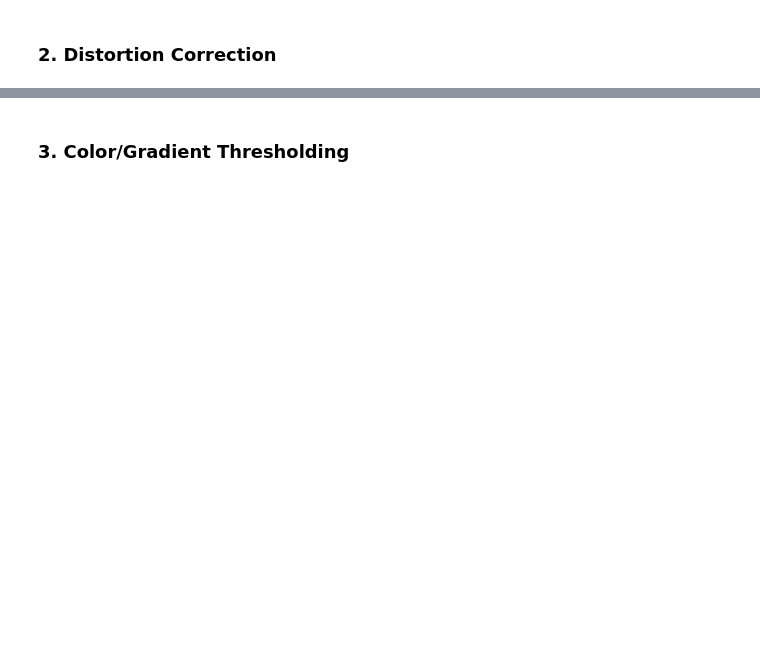
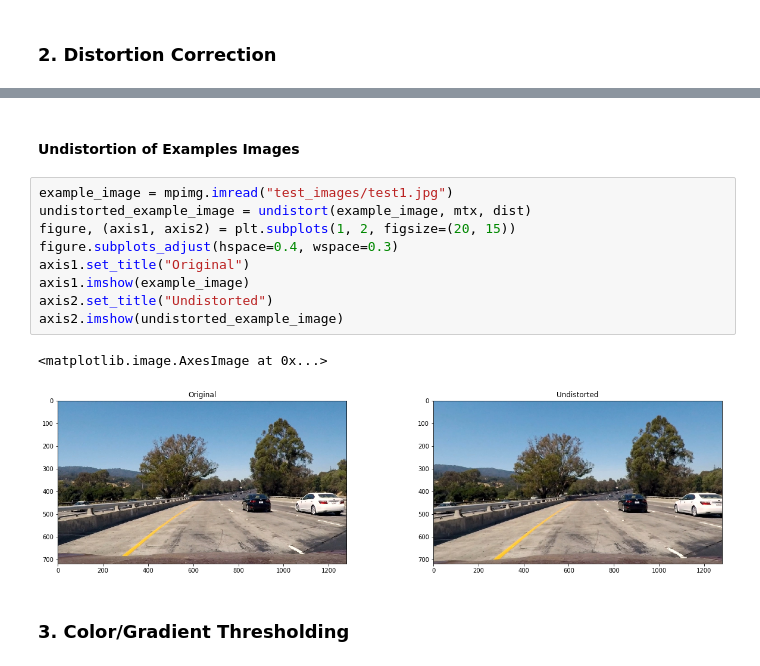
Before and after one commit to abmantha/CarND-Advanced-Lane-Lines, a Jupyter notebook: P4.ipynb, the cells around one changed output, grey strips where cells are left out. Cells and saved outputs as stored; diff of their text form; blank space fills up the shorter version.

```diff
--- a/P4.ipynb
+++ b/P4.ipynb
@@ -67,2 +112,16 @@ for fname in images:
+# %% [markdown]
+#### Undistortion of Examples Images
+# %%
+example_image = mpimg.imread("test_images/test1.jpg")
+undistorted_example_image = undistort(example_image, mtx, dist)
+figure, (axis1, axis2) = plt.subplots(1, 2, figsize=(20, 15))
+figure.subplots_adjust(hspace=0.4, wspace=0.3)
+axis1.set_title("Original")
+axis1.imshow(example_image)
+axis2.set_title("Undistorted")
+axis2.imshow(undistorted_example_image)
+# %% [output]
+<matplotlib.image.AxesImage at 0x...>
+[figure, added]
 # %% [markdown]
 ### 3. Color/Gradient Thresholding
```
Also changed, not shown: parts of 26 cells of this notebook.
